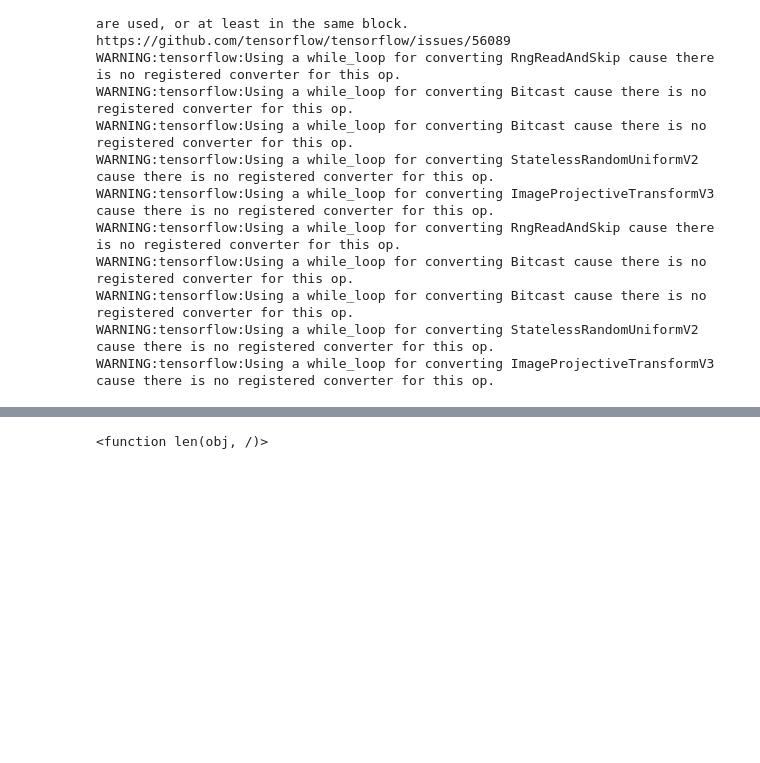
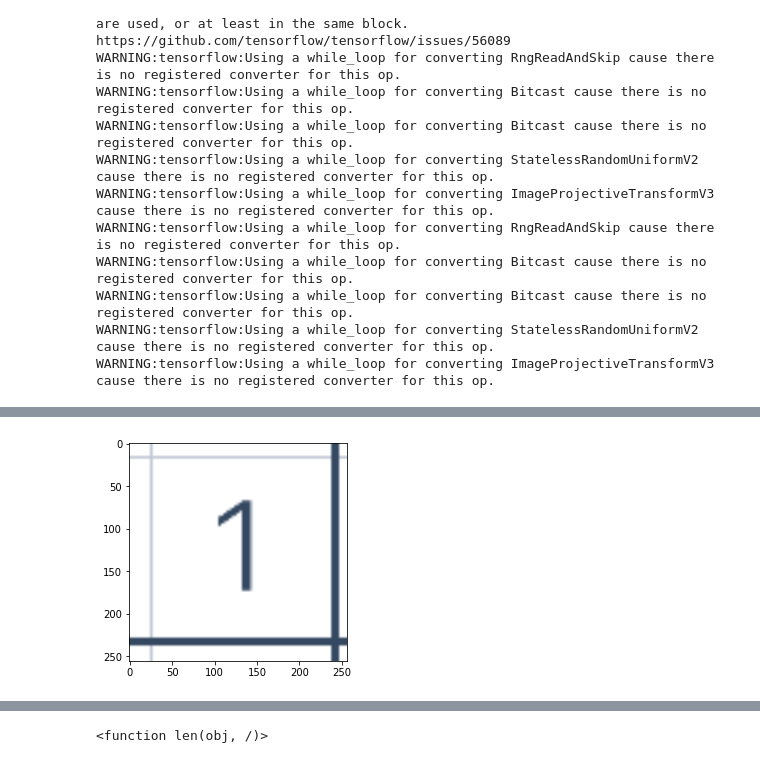
Before and after one commit to Twtamaris/ai, a Jupyter notebook: suduko.ipynb, the cells around one changed output, grey strips where cells are left out. Saved outputs shown, nothing was run; the diff lists cells and outputs as text; code cells hidden in the pictures; blank space fills up the shorter version.

```diff
--- a/suduko.ipynb
+++ b/suduko.ipynb
@@ -245,3 +247,8 @@ plt.show()
+# %%
+for image_batch, labels_batch in test_ds.take(1):
+    plt.imshow(image_batch[0].numpy().astype("uint8"))
+# %% [output]
+[figure, added]
 # %%
 import numpy as np
 for images_batch, labels_batch in test_ds.take(1):
```
Also changed, not shown: parts of 18 cells of this notebook, 27 other files.
